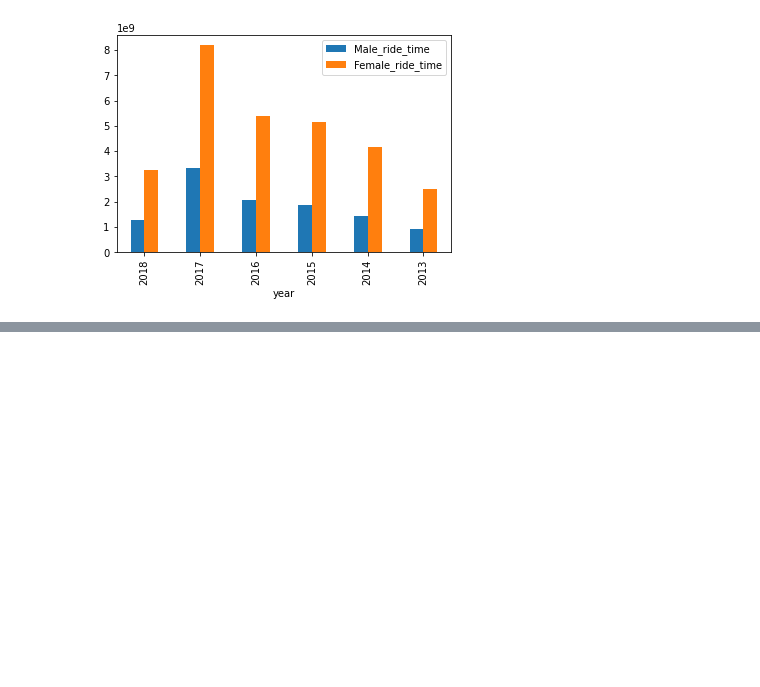
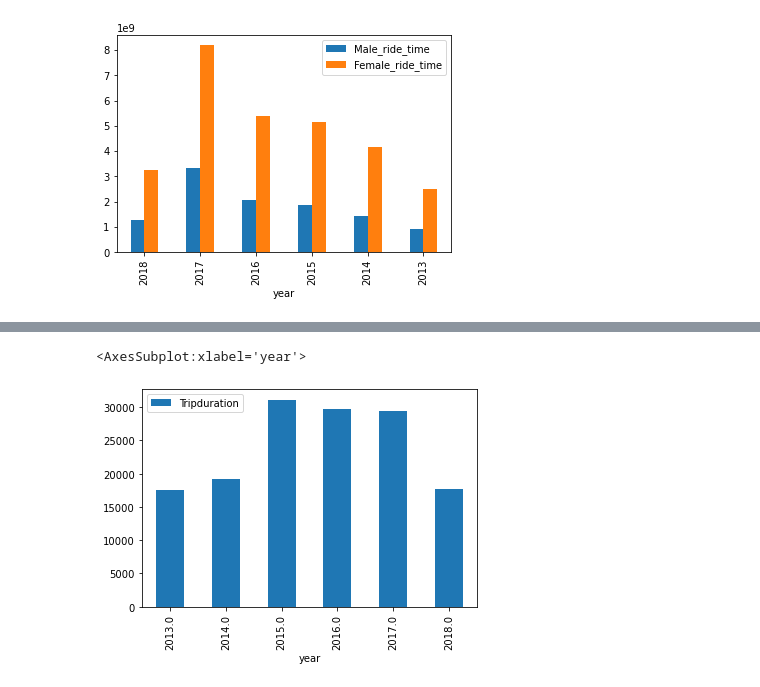
Before and after one commit to Pravdaray/Newyork_citybike_data_analysis, a Jupyter notebook: SQL_dataexploration.ipynb, the cells around one changed output, grey strips where cells are left out. Drawn from its saved outputs; the diff is of its cells as text; code cells hidden in the pictures; blank space fills up the shorter version.

Commit message:
Please check with the new file Data_understanding_presentation and sql file modifications

```diff
--- a/SQL_dataexploration.ipynb
+++ b/SQL_dataexploration.ipynb
@@ -141,0 +157,11 @@ df2.plot(x="year", y=["Male_ride_time", "Female_ride_time"], kind="bar")
+# %%
+#trip distribution over the year
+sql_3 = """SELECT EXTRACT(YEAR FROM starttime) AS year,
+       COUNT(DISTINCT(tripduration)) AS Tripduration
+FROM `bigquery-public-data.new_york_citibike.citibike_trips`
+GROUP BY year
+ORDER BY year;"""
+# %%
+df4 = client.query(sql_3).to_dataframe()
+df4.dropna(inplace=True)
+df4.head()
@@ -141,0 +177,5 @@ df2.plot(x="year", y=["Male_ride_time", "Female_ride_time"], kind="bar")
+# %%
+df4.plot(x="year", y=["Tripduration"], kind="bar")
+# %% [output]
+<AxesSubplot:xlabel='year'>
+[figure, added]
```
Also changed, not shown: parts of 24 cells of this notebook, 2 other files.
